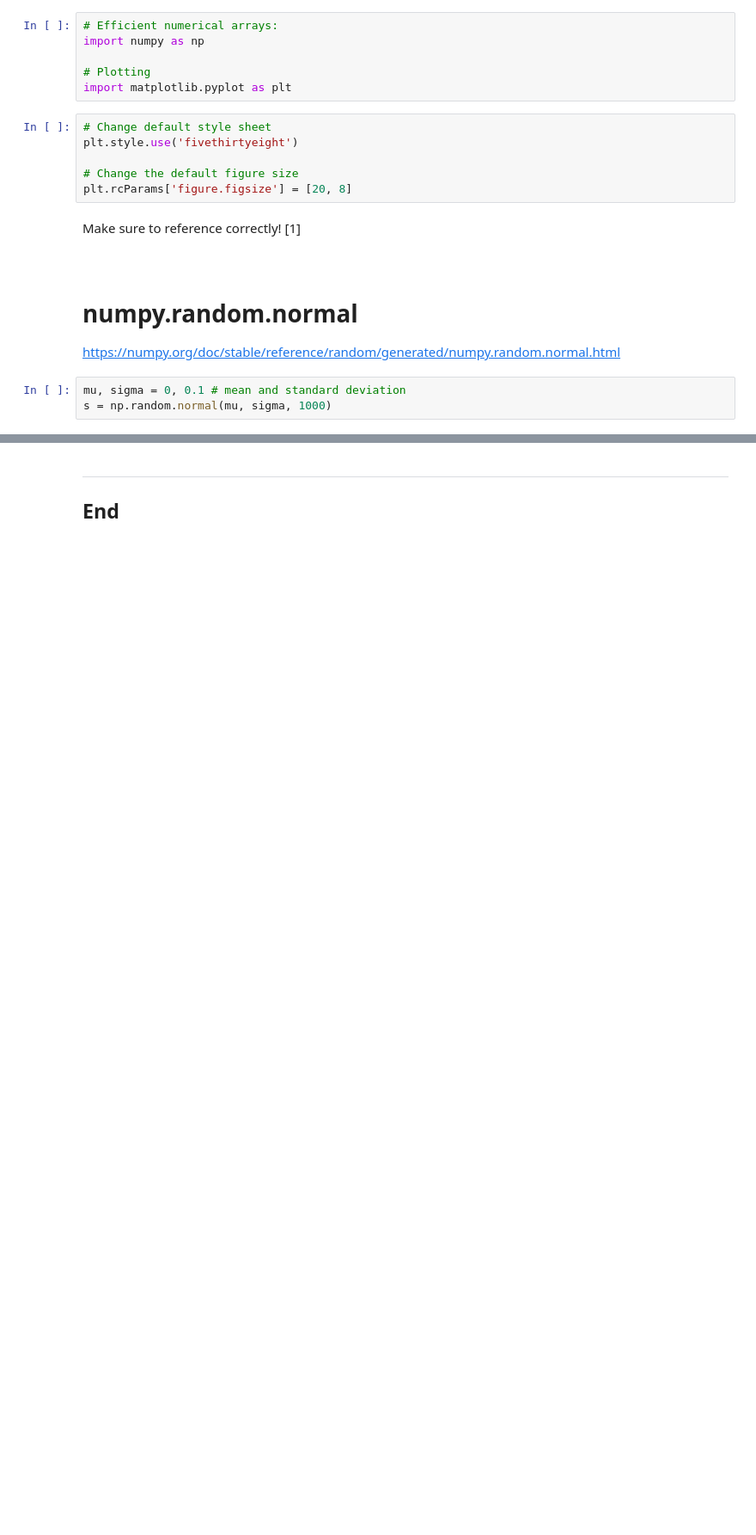
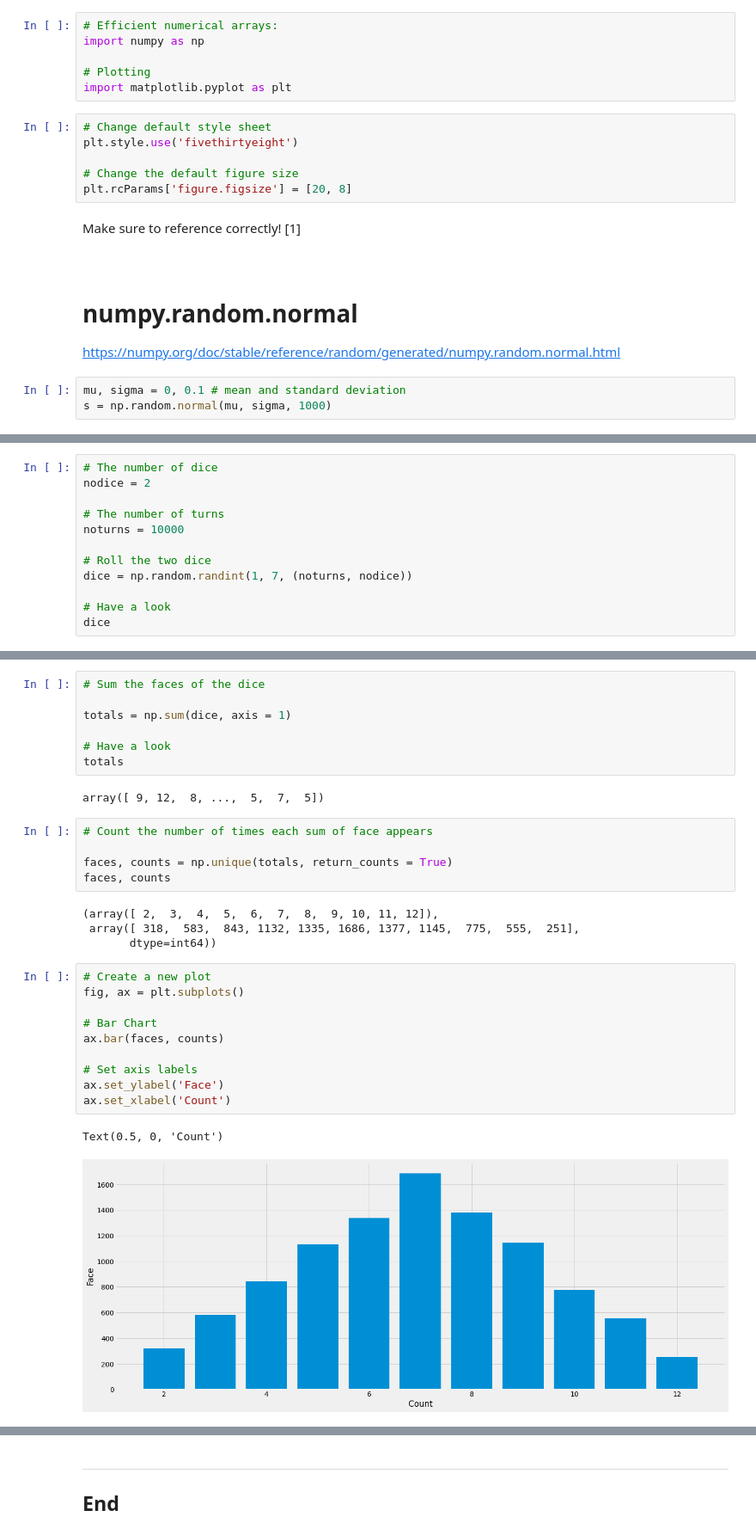
Before and after one commit to ssteffens/fundamentals-data-analysis, a Jupyter notebook: numpy-random.ipynb, the cells around one changed output, grey strips where cells are left out. Shown at 86% size. Cells and saved outputs as stored; diff of their text form; blank space fills up the shorter version.

```diff
--- a/numpy-random.ipynb
+++ b/numpy-random.ipynb
@@ -50,0 +131,12 @@ plt.show()
+# %%
+# The number of dice
+nodice = 2
+
+# The number of turns
+noturns = 10000
+
+# Roll the two dice
+dice = np.random.randint(1, 7, (noturns, nodice))
+
+# Have a look
+dice
@@ -50,0 +151,31 @@ plt.show()
+# %%
+# Sum the faces of the dice
+
+totals = np.sum(dice, axis = 1)
+
+# Have a look
+totals
+# %% [output]
+array([ 9, 12,  8, ...,  5,  7,  5])
+# %%
+# Count the number of times each sum of face appears
+
+faces, counts = np.unique(totals, return_counts = True)
+faces, counts
+# %% [output]
+(array([ 2,  3,  4,  5,  6,  7,  8,  9, 10, 11, 12]),
+ array([ 318,  583,  843, 1132, 1335, 1686, 1377, 1145,  775,  555,  251],
+       dtype=int64))
+# %%
+# Create a new plot
+fig, ax = plt.subplots()
+
+# Bar Chart
+ax.bar(faces, counts)
+
+# Set axis labels
+ax.set_ylabel('Face')
+ax.set_xlabel('Count')
+# %% [output]
+Text(0.5, 0, 'Count')
+[figure, added]
```
Also changed, not shown: parts of 19 cells of this notebook.
